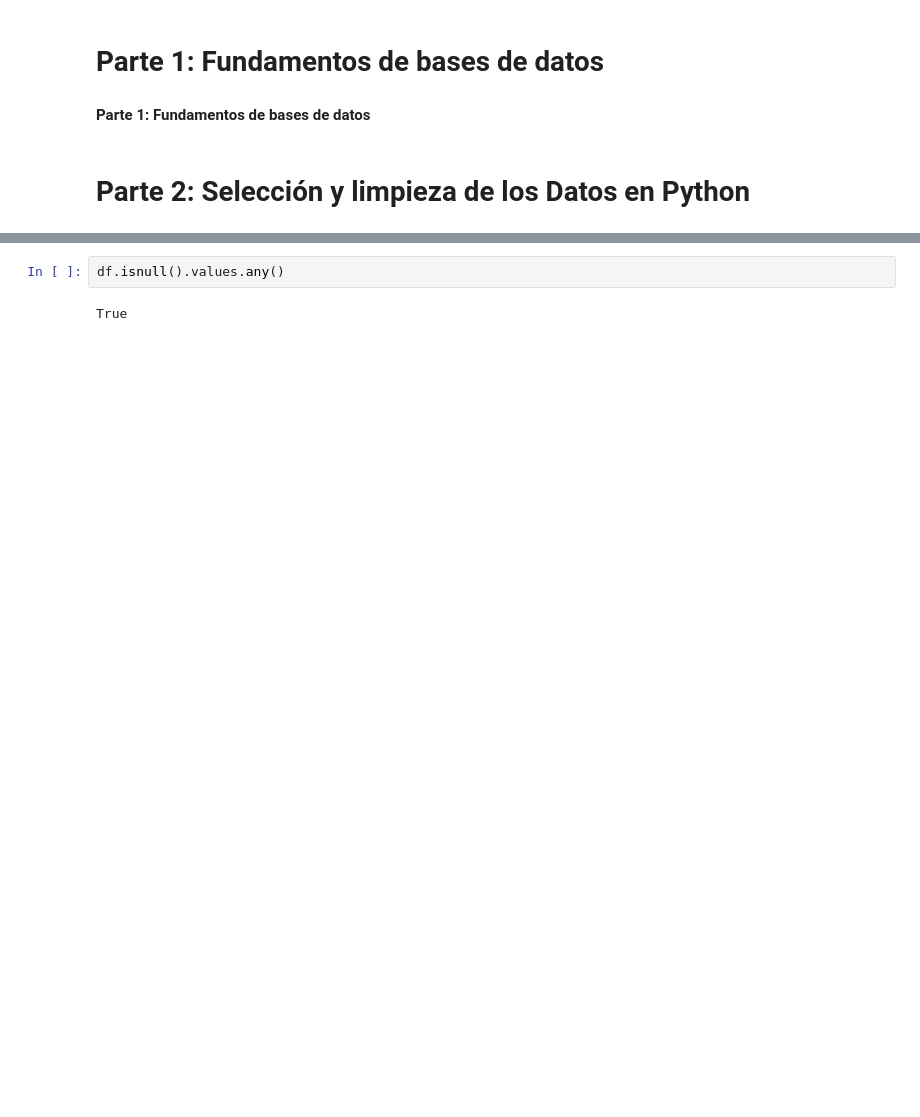
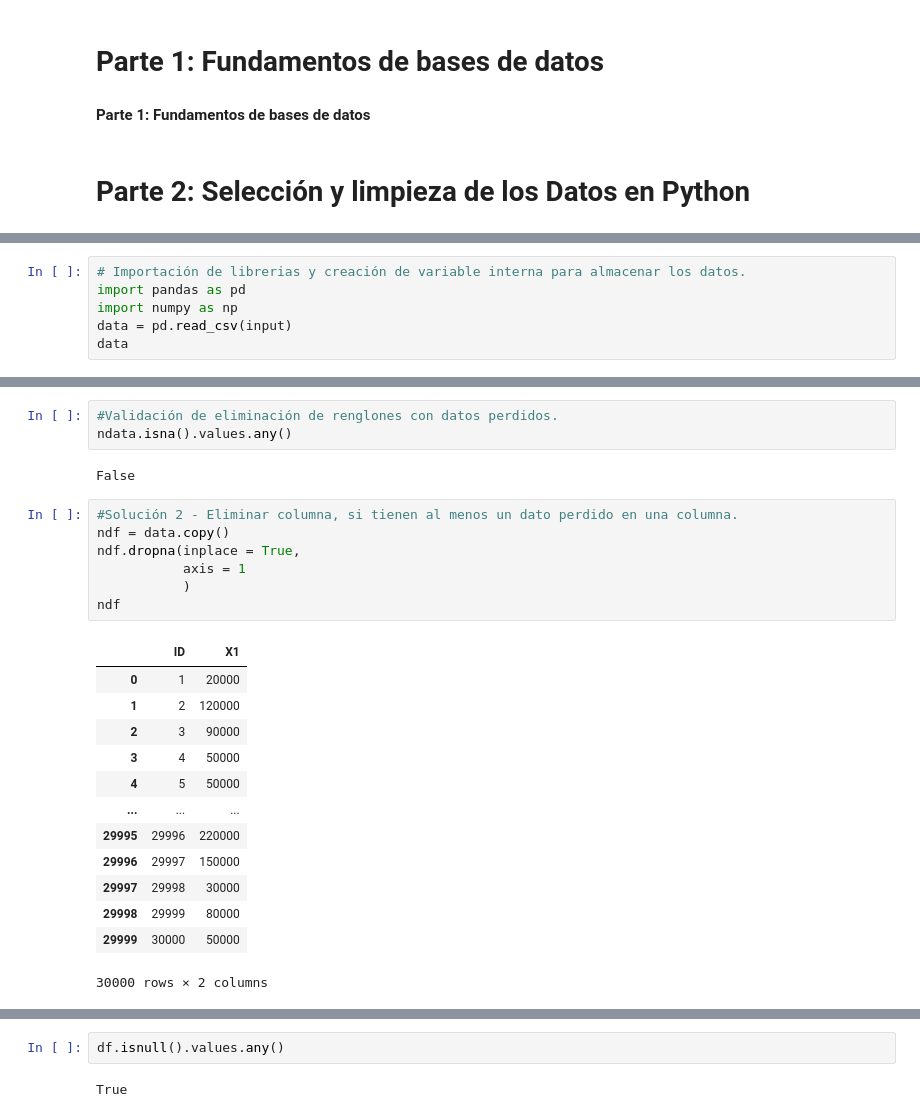
Before and after one commit to PosgradoMNA/actividades-de-aprendizaje-rzunick, a Jupyter notebook: Semana_3_Actividad_1_Ronald_Zuniga_A01686240.ipynb, the cells around one changed output, grey strips where cells are left out. Drawn from its saved outputs; the diff is of its cells as text; blank space fills up the shorter version.

```diff
--- a/Semana_3_Actividad_1_Ronald_Zuniga_A01686240.ipynb
+++ b/Semana_3_Actividad_1_Ronald_Zuniga_A01686240.ipynb
@@ -30,0 +12,6 @@ df
+# %%
+# Importación de librerias y creación de variable interna para almacenar los datos.
+import pandas as pd
+import numpy as np
+data = pd.read_csv(input)
+data
@@ -30,0 +79,26 @@ df
+# %%
+#Validación de eliminación de renglones con datos perdidos.
+ndata.isna().values.any()
+# %% [output]
+False
+# %%
+#Solución 2 - Eliminar columna, si tienen al menos un dato perdido en una columna.
+ndf = data.copy()
+ndf.dropna(inplace = True,
+           axis = 1
+           )
+ndf
+# %% [output]
+|  | ID | X1 |
+| 0 | 1 | 20000 |
+| 1 | 2 | 120000 |
+| 2 | 3 | 90000 |
+| 3 | 4 | 50000 |
+| 4 | 5 | 50000 |
+| ... | ... | ... |
+| 29995 | 29996 | 220000 |
+| 29996 | 29997 | 150000 |
+| 29997 | 29998 | 30000 |
+| 29998 | 29999 | 80000 |
+| 29999 | 30000 | 50000 |
+30000 rows × 2 columns
```
Also changed, not shown: parts of 24 cells of this notebook.
